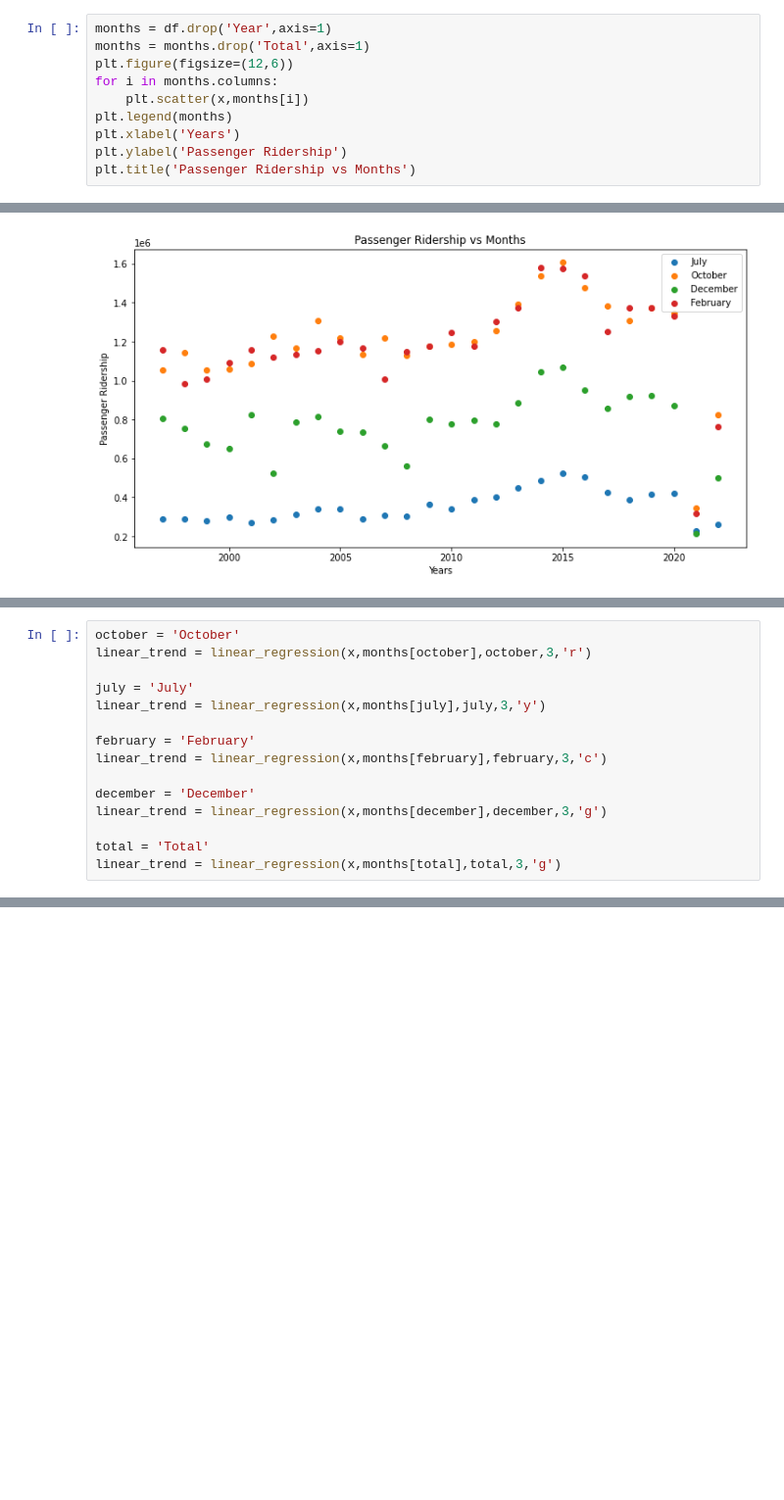
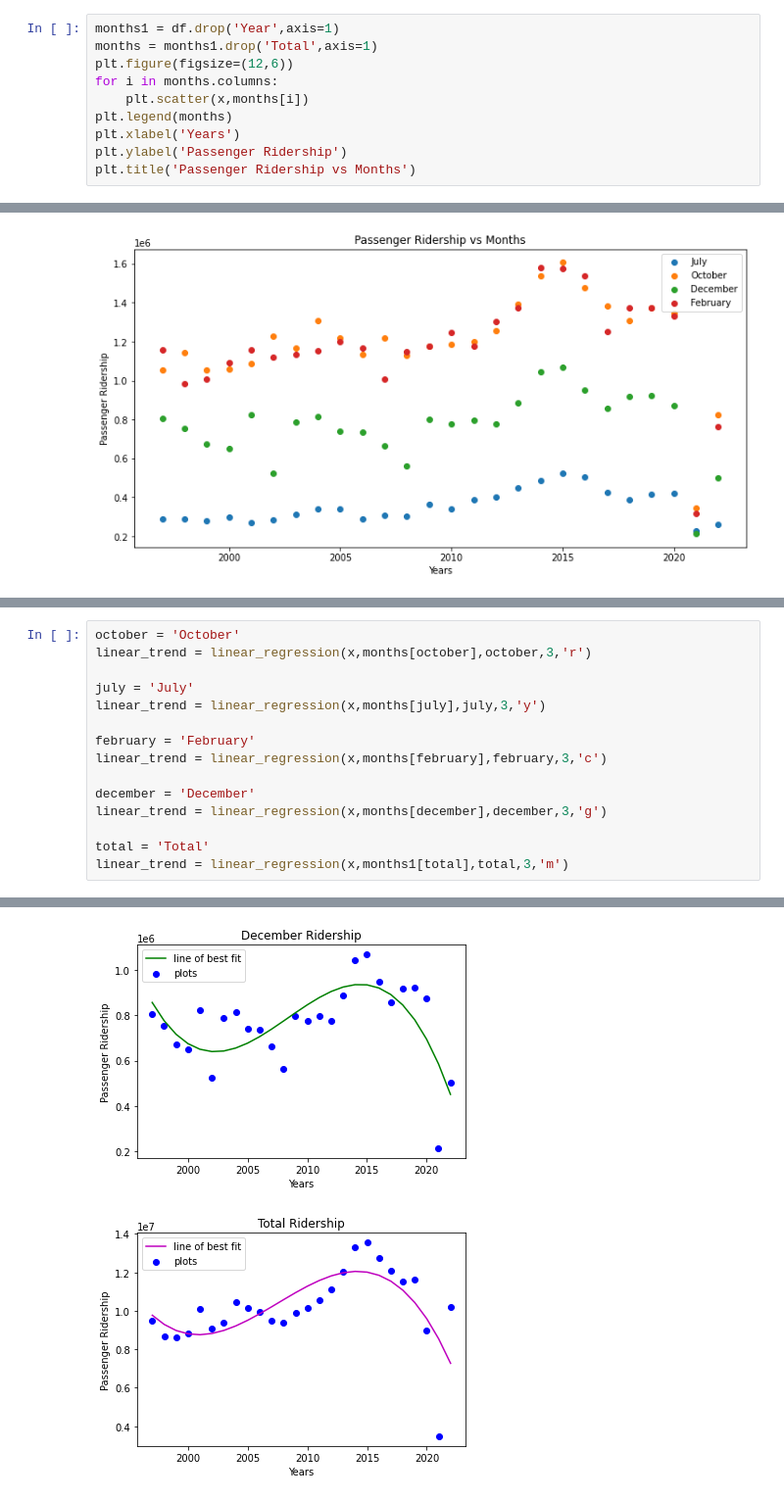
Before and after one commit to lotlouischoitslab/Champaign-Urbana_Bus_Ridership, a Jupyter notebook: champaign_bus_data_analysis.ipynb, the cells around one changed output, grey strips where cells are left out. Shown at 98% size. Cells and saved outputs as stored; diff of their text form; blank space fills up the shorter version.

Commit message:
testing image

```diff
--- a/champaign_bus_data_analysis.ipynb
+++ b/champaign_bus_data_analysis.ipynb
@@ -93,8 +93,8 @@ Range for Total is 10071424
 # %% [markdown]
 # 02. Machine Learning Dataset Training Part
 # %%
-months = df.drop('Year',axis=1)
-months = months.drop('Total',axis=1)
+months1 = df.drop('Year',axis=1)
+months = months1.drop('Total',axis=1)
 plt.figure(figsize=(12,6))
 for i in months.columns:
     plt.scatter(x,months[i])
@@ -121,15 +107,0 @@ def linear_regression(x,temp,month_name,degree,co):
-# %%
-october = 'October'
-linear_trend = linear_regression(x,months[october],october,3,'r')
-
-july = 'July'
-linear_trend = linear_regression(x,months[july],july,3,'y')
-
-february = 'February'
-linear_trend = linear_regression(x,months[february],february,3,'c')
-
-december = 'December'
-linear_trend = linear_regression(x,months[december],december,3,'g')
-
-total = 'Total'
-linear_trend = linear_regression(x,months[total],total,3,'g')
@@ -141,0 +121,16 @@ KeyError: 'Total'
+# %%
+october = 'October'
+linear_trend = linear_regression(x,months[october],october,3,'r')
+
+july = 'July'
+linear_trend = linear_regression(x,months[july],july,3,'y')
+
+february = 'February'
+linear_trend = linear_regression(x,months[february],february,3,'c')
+
+december = 'December'
+linear_trend = linear_regression(x,months[december],december,3,'g')
+
+total = 'Total'
+linear_trend = linear_regression(x,months1[total],total,3,'m')
+# %% [output]
@@ -141,0 +140,2 @@ KeyError: 'Total'
+[figure, added]
+[figure, added]
```
Also changed, not shown: parts of 4 cells of this notebook, 2 other files.
